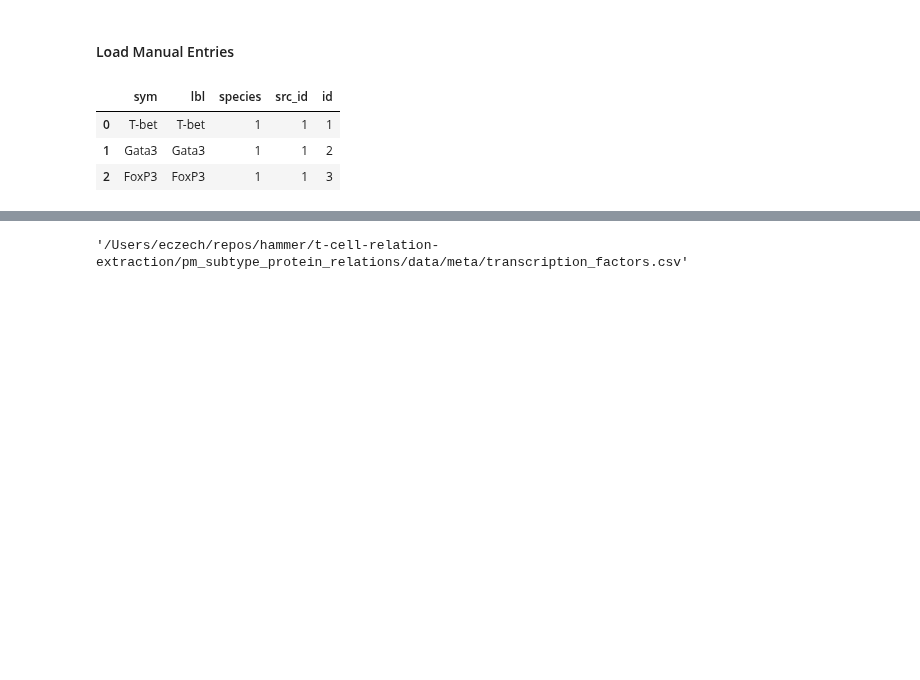
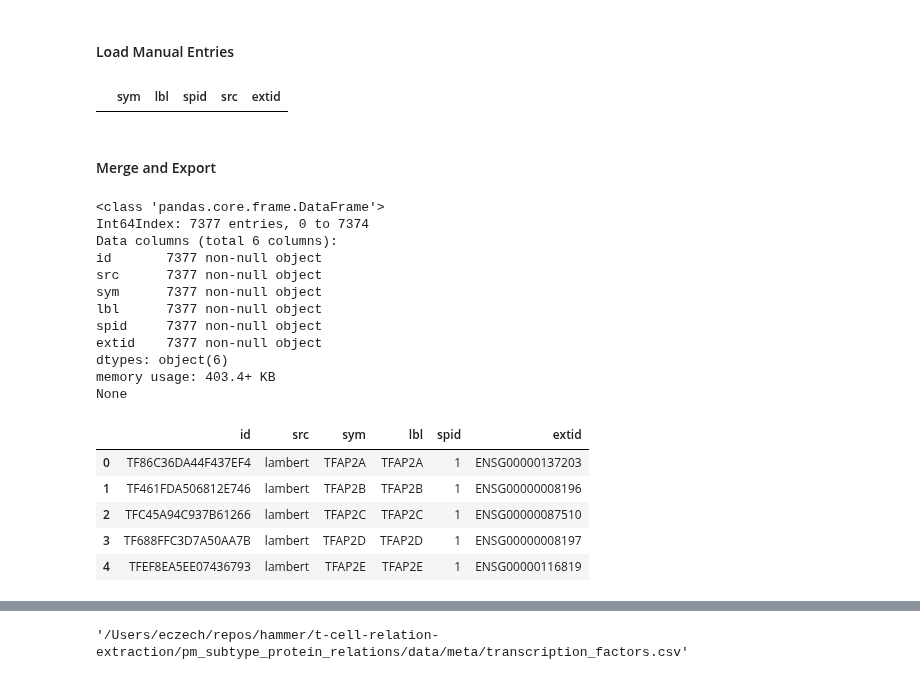
Before and after one commit to hammerlab/t-cell-relation-extraction, a Jupyter notebook: pm_subtype_protein_relations/01-meta.ipynb, the cells around one changed output, grey strips where cells are left out. Saved outputs shown, nothing was run; the diff lists cells and outputs as text; code cells hidden in the pictures; blank space fills up the shorter version.

```diff
--- a/pm_subtype_protein_relations/01-meta.ipynb
+++ b/pm_subtype_protein_relations/01-meta.ipynb
@@ -345,0 +386,7 @@ df_mygene = df.copy()
+# %%
+dfm = pd.concat([df, dfa[df.columns]])
+# As the mygene results may contain aliases matching the names
+# in the lambert spreadsheet and the `src` is the same, duplicates
+# should be removed
+dfm = dfm.drop_duplicates()
+dfm.info()
@@ -345,0 +404,2 @@ df_mygene = df.copy()
+# %%
+df_lambert = dfm.copy()
@@ -346,16 +408,9 @@ df_mygene = df.copy()
 # %% [markdown]
 #### Load Manual Entries
-# %%
-df = pd.DataFrame([
-    ('T-bet', 'T-bet'),
-    ('Gata3', 'Gata3'),
-    ('FoxP3', 'FoxP3')
-], columns=['sym', 'lbl'])
-df = df.assign(species=SPECIES_HUMAN_ID, src_id=1)
-df = df.assign(id=np.arange(1, len(df) + 1))
-df
-# %% [output]
-|  | sym | lbl | species | src_id | id |
-| 0 | T-bet | T-bet | 1 | 1 | 1 |
-| 1 | Gata3 | Gata3 | 1 | 1 | 2 |
-| 2 | FoxP3 | FoxP3 | 1 | 1 | 3 |
+# %%
+SRC = 'manual'
+df = pd.read_csv(osp.join(META_DATA_DIR, 'raw', 'transcription_factors.manual.csv'), sep=',')
+df = df.assign(src=SRC, extid=None)
+df.head()
+# %% [output]
+|  | sym | lbl | spid | src | extid |
@@ -361,0 +419,25 @@ df
+# %% [markdown]
+#### Merge and Export
+# %%
+df = merge([df_lambert, df_manual], ID_TYP_TF)
+print(df.info())
+df.head()
+# %% [output]
+<class 'pandas.core.frame.DataFrame'>
+Int64Index: 7377 entries, 0 to 7374
+Data columns (total 6 columns):
+id       7377 non-null object
+src      7377 non-null object
+sym      7377 non-null object
+lbl      7377 non-null object
+spid     7377 non-null object
+extid    7377 non-null object
+dtypes: object(6)
+memory usage: 403.4+ KB
+None
+|  | id | src | sym | lbl | spid | extid |
+| 0 | TF86C36DA44F437EF4 | lambert | TFAP2A | TFAP2A | 1 | ENSG00000137203 |
+| 1 | TF461FDA506812E746 | lambert | TFAP2B | TFAP2B | 1 | ENSG00000008196 |
+| 2 | TFC45A94C937B61266 | lambert | TFAP2C | TFAP2C | 1 | ENSG00000087510 |
+| 3 | TF688FFC3D7A50AA7B | lambert | TFAP2D | TFAP2D | 1 | ENSG00000008197 |
+| 4 | TFEF8EA5EE07436793 | lambert | TFAP2E | TFAP2E | 1 | ENSG00000116819 |
```
Also changed, not shown: parts of 27 cells of this notebook, 8 other files.
